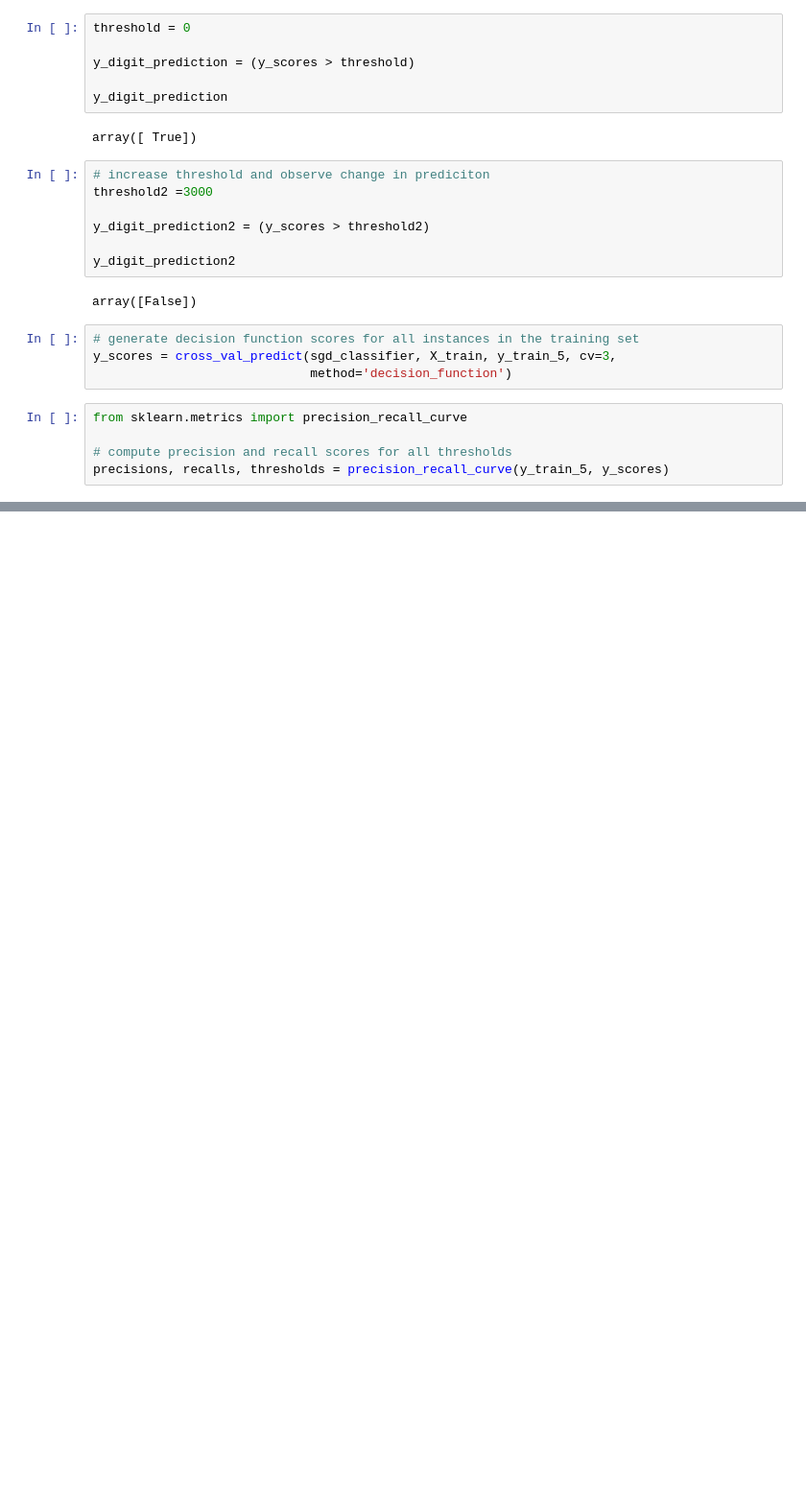
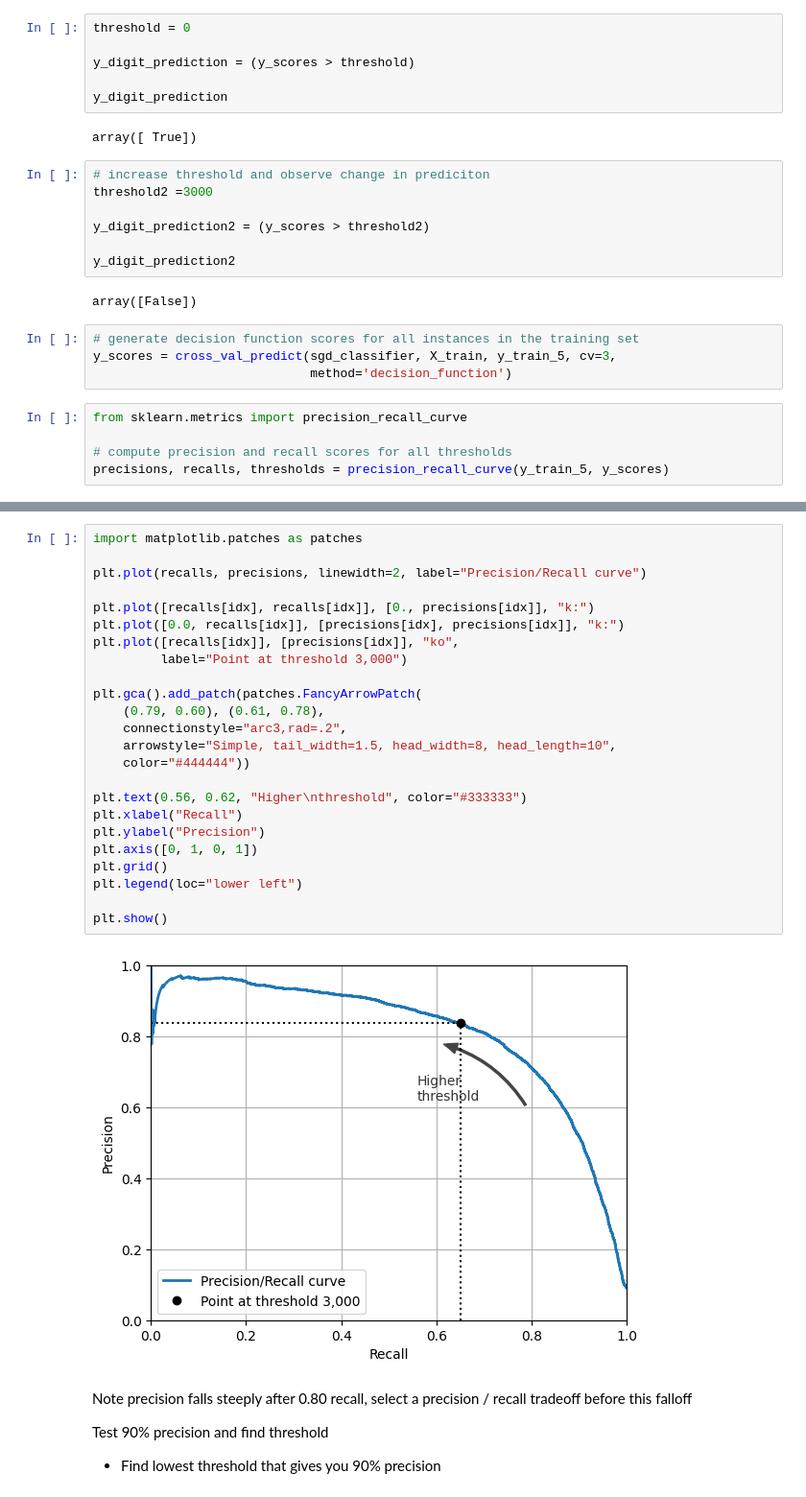
Before and after one commit to srmarshall0/machine_learning_projects, a Jupyter notebook: mnist_classification.ipynb, the cells around one changed output, grey strips where cells are left out. Shown at 96% size. Cells and saved outputs as stored; diff of their text form; blank space fills up the shorter version.

```diff
--- a/mnist_classification.ipynb
+++ b/mnist_classification.ipynb
@@ -268,0 +262,31 @@ plt.show()
+# %%
+import matplotlib.patches as patches
+
+plt.plot(recalls, precisions, linewidth=2, label="Precision/Recall curve")
+
+plt.plot([recalls[idx], recalls[idx]], [0., precisions[idx]], "k:")
+plt.plot([0.0, recalls[idx]], [precisions[idx], precisions[idx]], "k:")
+plt.plot([recalls[idx]], [precisions[idx]], "ko",
+         label="Point at threshold 3,000")
+
+plt.gca().add_patch(patches.FancyArrowPatch(
+    (0.79, 0.60), (0.61, 0.78),
+    connectionstyle="arc3,rad=.2",
+    arrowstyle="Simple, tail_width=1.5, head_width=8, head_length=10",
+    color="#444444"))
+
+plt.text(0.56, 0.62, "Higher\nthreshold", color="#333333")
+plt.xlabel("Recall")
+plt.ylabel("Precision")
+plt.axis([0, 1, 0, 1])
+plt.grid()
+plt.legend(loc="lower left")
+
+plt.show()
+# %% [output]
+[figure, added]
+# %% [markdown]
+Note precision falls steeply after 0.80 recall, select a precision / recall tradeoff before this falloff
+
+Test 90% precision and find threshold
+- Find lowest threshold that gives you 90% precision
```
Also changed, not shown: parts of 21 cells of this notebook.
